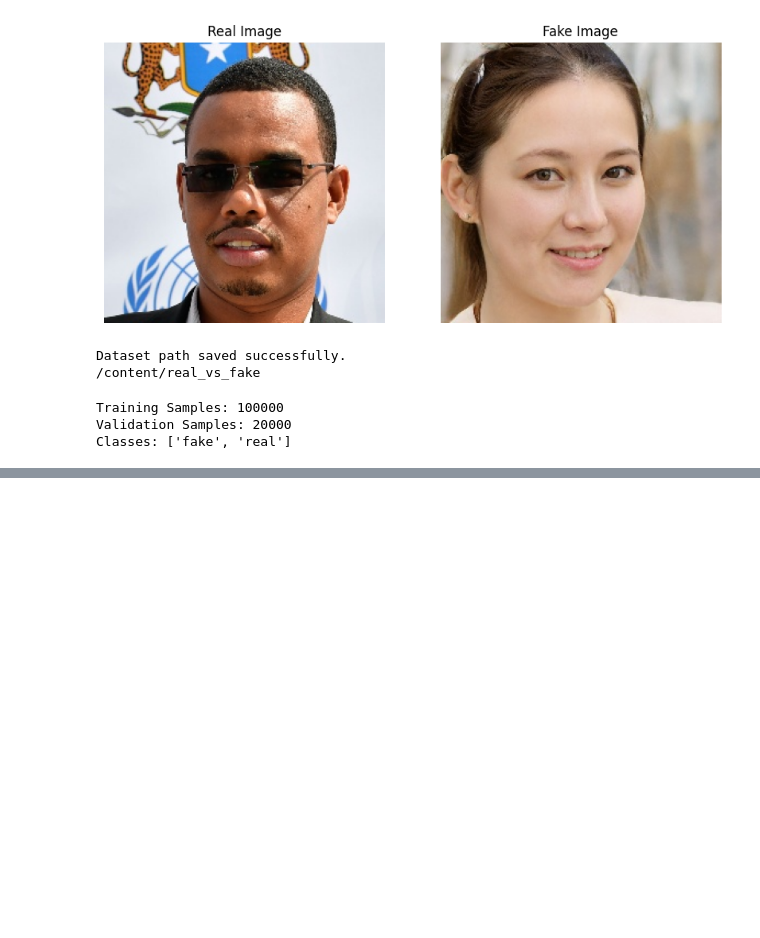
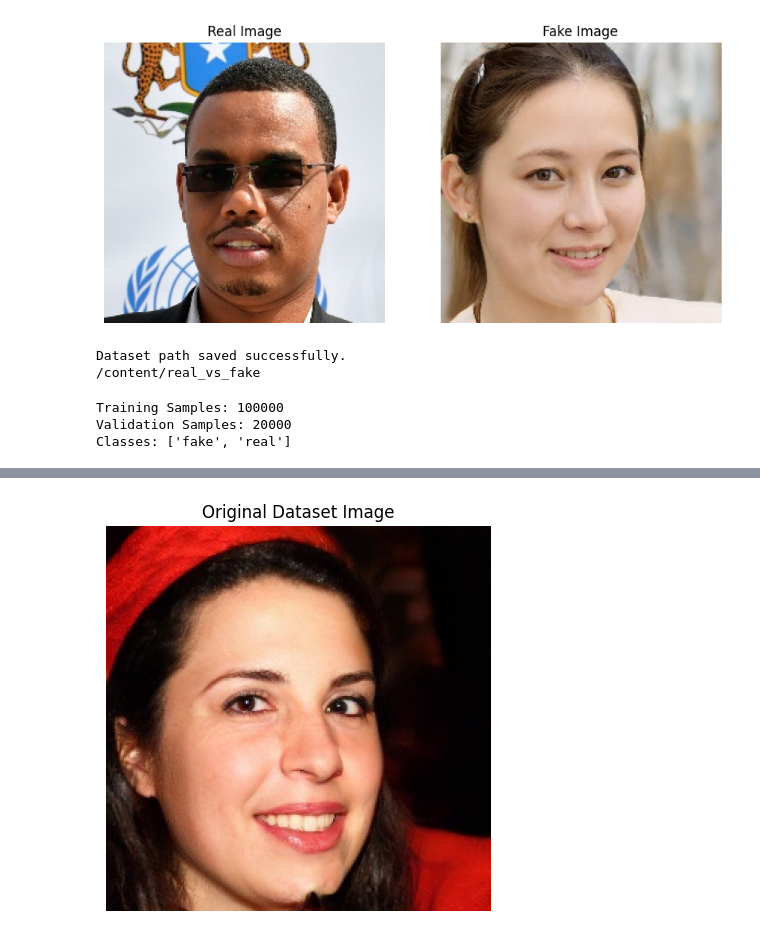
Before and after one commit to divyanshrawat7/Adversarial-Multimodal-AI-Framework-for-Synthetic-Profile-Detection, a Jupyter notebook: notebooks/dataset_setup.ipynb, the cells around one changed output, grey strips where cells are left out. Drawn from its saved outputs; the diff is of its cells as text; code cells hidden in the pictures; blank space fills up the shorter version.

```diff
--- a/notebooks/dataset_setup.ipynb
+++ b/notebooks/dataset_setup.ipynb
@@ -188,0 +468,19 @@ Classes: ['fake', 'real']
+# %%
+from PIL import Image
+import matplotlib.pyplot as plt
+
+real_path = train_dataset.samples[0][0]
+
+original_image = Image.open(real_path)
+
+plt.figure(figsize=(5,5))
+
+plt.imshow(original_image)
+
+plt.title("Original Dataset Image")
+
+plt.axis("off")
+
+plt.show()
+# %% [output]
+[figure, added]
```
Also changed, not shown: parts of 13 cells of this notebook.
